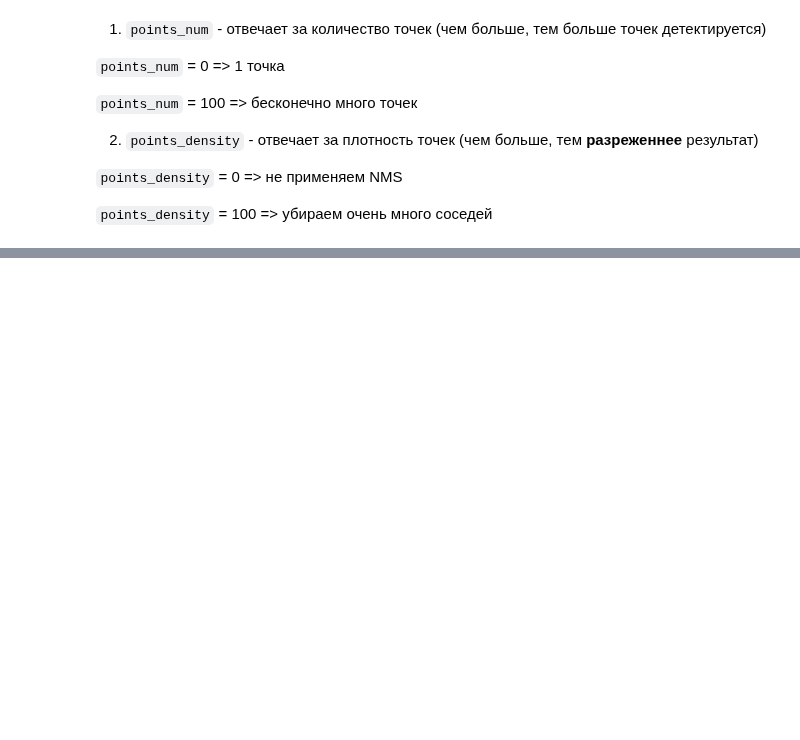
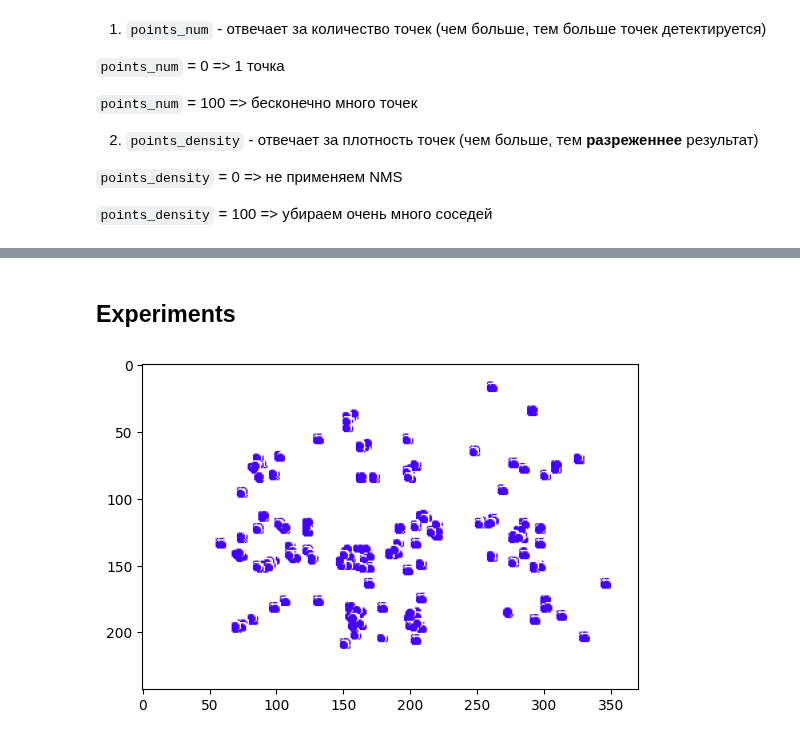
Before and after one commit to adusachev/scanplot, a Jupyter notebook: src/scanplot/pipeline.ipynb, the cells around one changed output, grey strips where cells are left out. Saved outputs shown, nothing was run; the diff lists cells and outputs as text; code cells hidden in the pictures; blank space fills up the shorter version.

Commit message:
image reconstruction feature

```diff
--- a/src/scanplot/pipeline.ipynb
+++ b/src/scanplot/pipeline.ipynb
@@ -240,3 +245,11 @@ interact(
+# %%
+points = detect_points_on_map(points_num=49,
+    points_density=20,
+    correlation_map=convolution_map4,
+    draw_detections=False,
+    return_result=True)
+
+points = points.astype(np.int64)
 # %%
 # @interact(points_num=widgets.FloatSlider(value=20, min=0, max=100, step=1),
 #           points_density=widgets.FloatSlider(value=20, min=0, max=100, step=1))
@@ -277,3 +290,5 @@ interact(
 #     # ## draw founded points on clear canvas
 #     # plt.figure(figsize=(10, 6))
 #     # draw_points_on_canvas(actual_points, source_image)
+# %% [markdown]
+## Experiments
@@ -279,0 +297,27 @@ interact(
+# %%
+reconsctuction = image.copy()
+reconsctuction[:, :] = 255
+
+history = []
+
+template_non_mask_indexes = np.where(template_mask != 0)
+
+for point in points:
+    bbox = get_bbox_by_center_point(center_point=point, width=w_template, height=h_template)
+    reconsctuction = insert_template_into_image(
+        reconsctuction,
+        template,
+        bbox,
+        template_mask
+    )
+
+    diff = cv.matchTemplate(image, reconsctuction, cv.TM_CCOEFF_NORMED)[0][0]
+    history.append(diff)
+
+    # plt.imshow(reconsctuction)
+    # plt.title(f"{diff=}")
+    # plt.show()
+# %%
+draw_image(reconsctuction)
+# %% [output]
+[figure, added]
```
Also changed, not shown: parts of 12 cells of this notebook, 1 other file.
